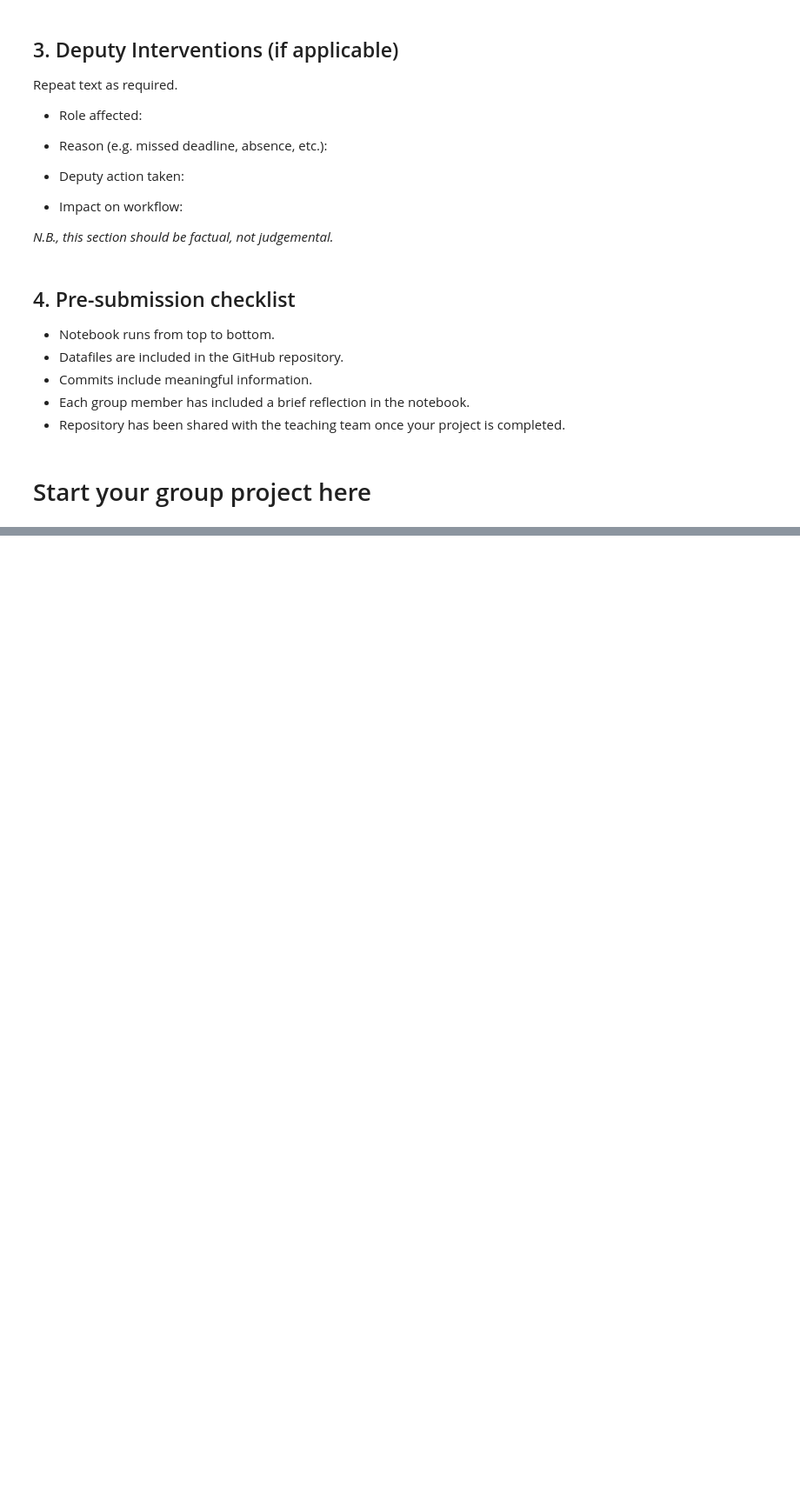
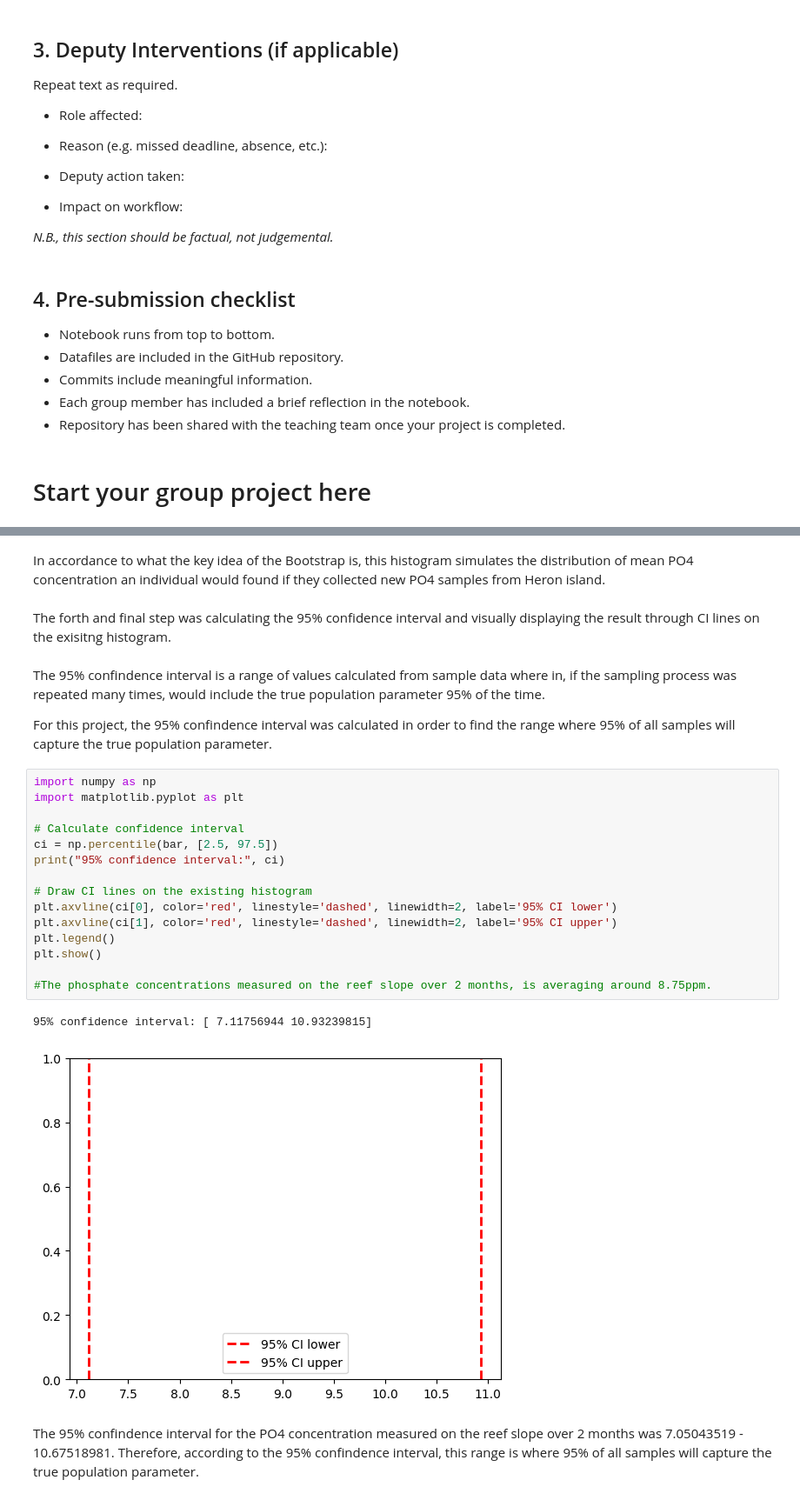
Before and after one commit to Leo05-u/EMSC2010_GroupProject_1, a Jupyter notebook: EMSC2010_Group_Project_1.ipynb, the cells around one changed output, grey strips where cells are left out. Shown at 87% size. Drawn from its saved outputs; the diff is of its cells as text; blank space fills up the shorter version.

```diff
--- a/EMSC2010_Group_Project_1.ipynb
+++ b/EMSC2010_Group_Project_1.ipynb
@@ -46,0 +126,28 @@ Repeat text as required.
+# %% [markdown]
+In accordance to what the key idea of the Bootstrap is, this histogram simulates the distribution of mean PO4 concentration an individual would found if they collected new PO4 samples from Heron island.
+# %% [markdown]
+The forth and final step was calculating the 95% confidence interval and visually displaying the result through CI lines on the exisitng histogram.
+# %% [markdown]
+The 95% confindence interval is a range of values calculated from sample data where in, if the sampling process was repeated many times, would include the true population parameter 95% of the time.
+
+For this project, the 95% confindence interval was calculated in order to find the range where 95% of all samples will capture the true population parameter.
+# %%
+import numpy as np
+import matplotlib.pyplot as plt
+
+# Calculate confidence interval
+ci = np.percentile(bar, [2.5, 97.5])
+print("95% confidence interval:", ci)
+
+# Draw CI lines on the existing histogram
+plt.axvline(ci[0], color='red', linestyle='dashed', linewidth=2, label='95% CI lower')
+plt.axvline(ci[1], color='red', linestyle='dashed', linewidth=2, label='95% CI upper')
+plt.legend()
+plt.show()
+
+#The phosphate concentrations measured on the reef slope over 2 months, is averaging around 8.75ppm.
+# %% [output]
+95% confidence interval: [ 7.11756944 10.93239815]
+[figure, added]
+# %% [markdown]
+The 95% confindence interval for the PO4 concentration measured on the reef slope over 2 months was 7.05043519 - 10.67518981. Therefore, according to the 95% confindence interval, this range is where 95% of all samples will capture the true population parameter.
```
Also changed, not shown: parts of 22 cells of this notebook.
